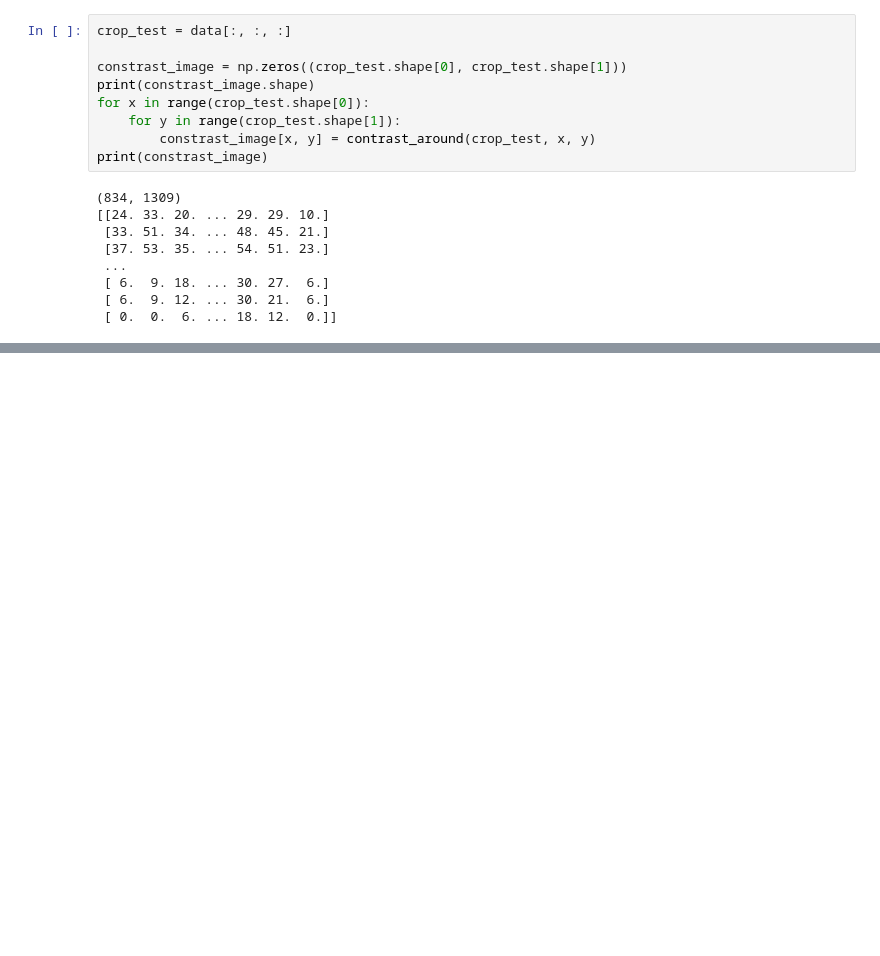
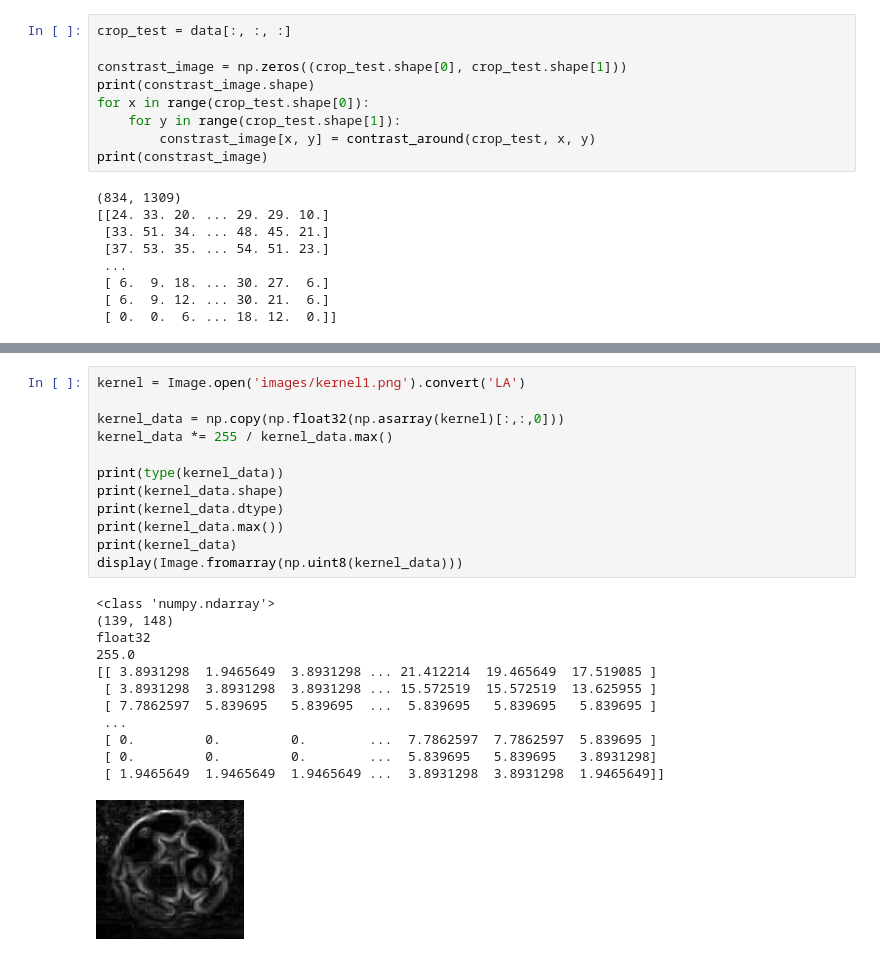
Before and after one commit to glutamatt/recherche_objet, a Jupyter notebook: Untitled.ipynb, the cells around one changed output, grey strips where cells are left out. Saved outputs shown, nothing was run; the diff lists cells and outputs as text; blank space fills up the shorter version.

Commit message:
expriment kernel

```diff
--- a/Untitled.ipynb
+++ b/Untitled.ipynb
@@ -96 +98,26 @@ display(Image.fromarray(np.uint8(constrast_image)))
 [figure]
+# %%
+kernel = Image.open('images/kernel1.png').convert('LA')
+
+kernel_data = np.copy(np.float32(np.asarray(kernel)[:,:,0]))
+kernel_data *= 255 / kernel_data.max()
+
+print(type(kernel_data))
+print(kernel_data.shape)
+print(kernel_data.dtype)
+print(kernel_data.max())
+print(kernel_data)
+display(Image.fromarray(np.uint8(kernel_data)))
+# %% [output]
+<class 'numpy.ndarray'>
+(139, 148)
+float32
+255.0
+[[ 3.8931298  1.9465649  3.8931298 ... 21.412214  19.465649  17.519085 ]
+ [ 3.8931298  3.8931298  3.8931298 ... 15.572519  15.572519  13.625955 ]
+ [ 7.7862597  5.839695   5.839695  ...  5.839695   5.839695   5.839695 ]
+ ...
+ [ 0.         0.         0.        ...  7.7862597  7.7862597  5.839695 ]
+ [ 0.         0.         0.        ...  5.839695   5.839695   3.8931298]
+ [ 1.9465649  1.9465649  1.9465649 ...  3.8931298  3.8931298  1.9465649]]
+[figure, added]
```
Also changed, not shown: parts of 5 cells of this notebook, 1 other file.
